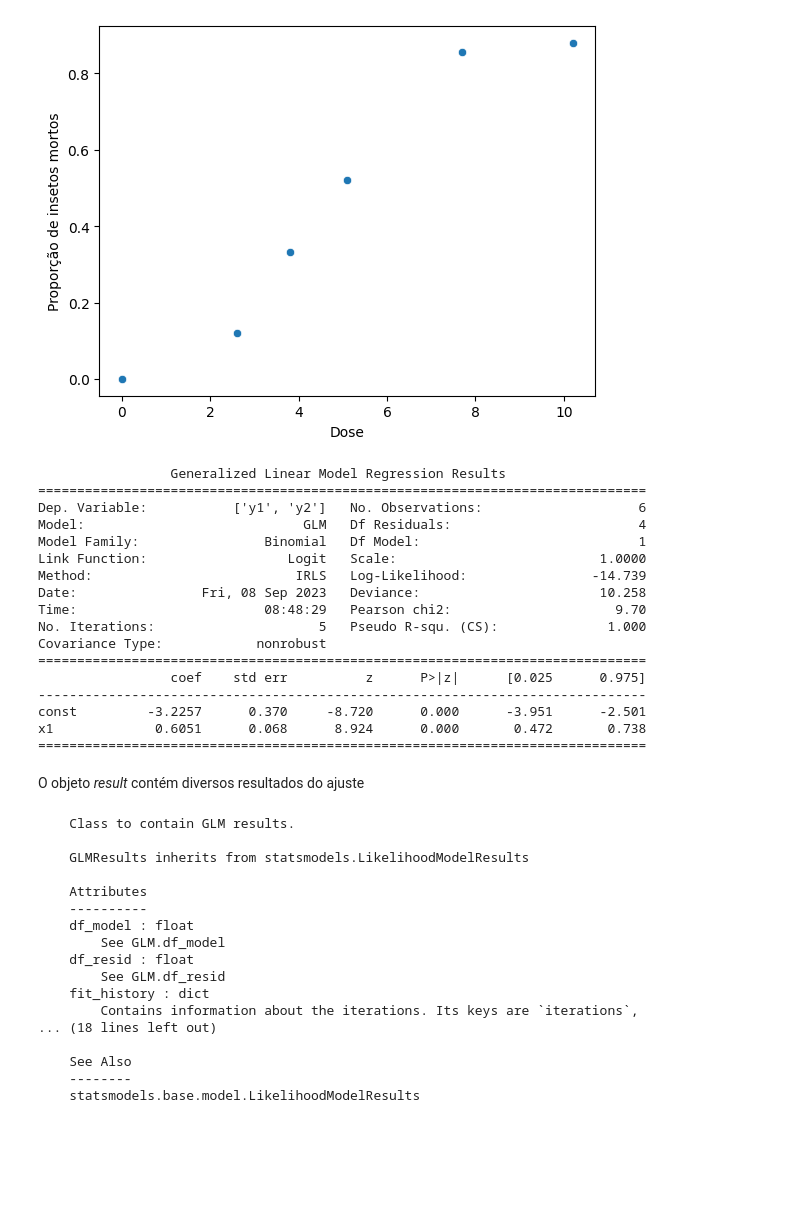
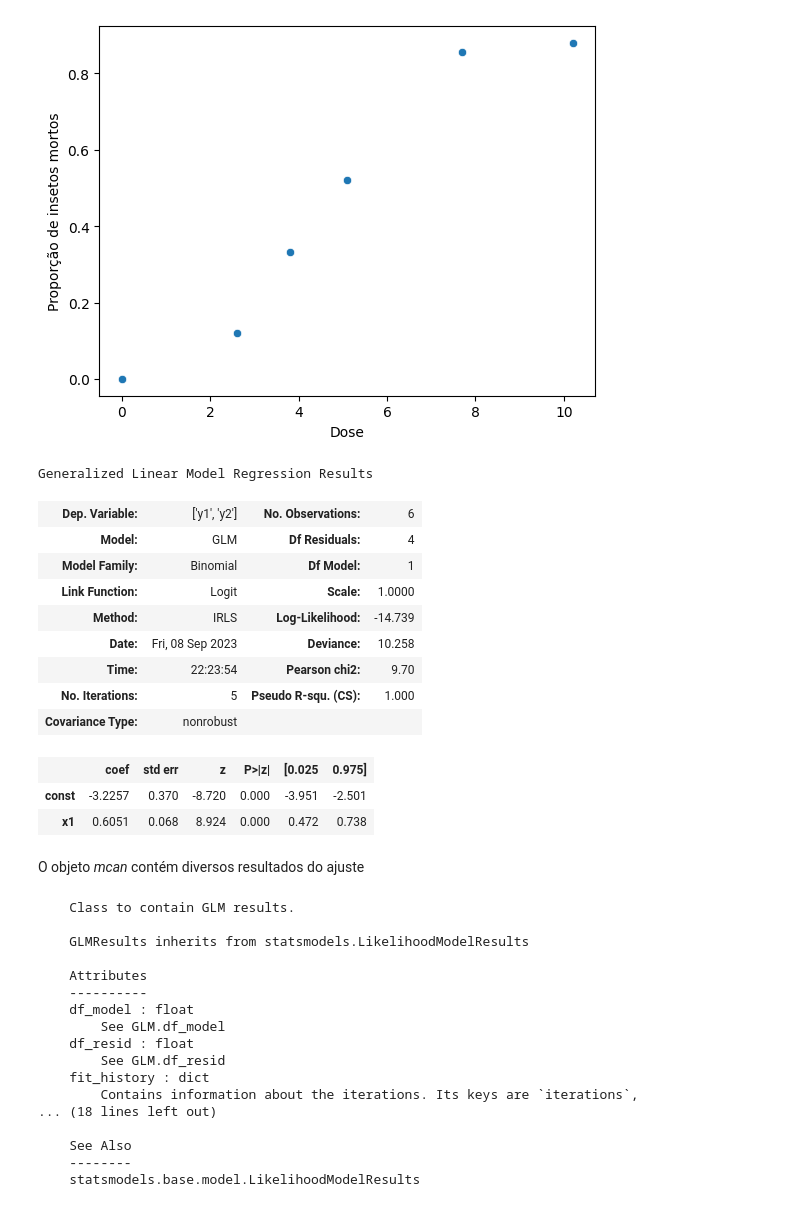
Before and after one commit to mvbdf/exemplos_mlg, a Jupyter notebook: exemplo_binomial.ipynb, the cells around one changed output. Saved outputs shown, nothing was run; the diff lists cells and outputs as text; code cells hidden in the pictures; blank space fills up the shorter version.

```diff
--- a/exemplo_binomial.ipynb
+++ b/exemplo_binomial.ipynb
@@ -45,26 +49,22 @@ plt.show()
 [figure]
 # %%
 model = sm.GLM(resposta, sm.add_constant(dose), family=sm.families.Binomial())
-result = model.fit()
-print(result.summary())
+mcan = model.fit()
+mcan.summary()
 # %% [output]
-                 Generalized Linear Model Regression Results
-==============================================================================
-Dep. Variable:           ['y1', 'y2']   No. Observations:                    6
-Model:                            GLM   Df Residuals:                        4
-Model Family:                Binomial   Df Model:                            1
-Link Function:                  Logit   Scale:                          1.0000
-Method:                          IRLS   Log-Likelihood:                -14.739
-Date:                Fri, 08 Sep 2023   Deviance:                       10.258
-Time:                        08:48:29   Pearson chi2:                     9.70
-No. Iterations:                     5   Pseudo R-squ. (CS):              1.000
-Covariance Type:            nonrobust
-==============================================================================
-                 coef    std err          z      P>|z|      [0.025      0.975]
-------------------------------------------------------------------------------
-const         -3.2257      0.370     -8.720      0.000      -3.951      -2.501
-x1             0.6051      0.068      8.924      0.000       0.472       0.738
-==============================================================================
+Generalized Linear Model Regression Results
+| Dep. Variable: | ['y1', 'y2'] | No. Observations: | 6 |
+| Model: | GLM | Df Residuals: | 4 |
+| Model Family: | Binomial | Df Model: | 1 |
+| Link Function: | Logit | Scale: | 1.0000 |
+| Method: | IRLS | Log-Likelihood: | -14.739 |
+| Date: | Fri, 08 Sep 2023 | Deviance: | 10.258 |
+| Time: | 22:23:54 | Pearson chi2: | 9.70 |
+| No. Iterations: | 5 | Pseudo R-squ. (CS): | 1.000 |
+| Covariance Type: | nonrobust |  |  |
+|  | coef | std err | z | P>|z| | [0.025 | 0.975] |
+| const | -3.2257 | 0.370 | -8.720 | 0.000 | -3.951 | -2.501 |
+| x1 | 0.6051 | 0.068 | 8.924 | 0.000 | 0.472 | 0.738 |
 # %% [markdown]
-O objeto _result_ contém diversos resultados do ajuste
+O objeto *mcan* contém diversos resultados do ajuste
 # %%
```
Also changed, not shown: parts of 9 cells of this notebook.
